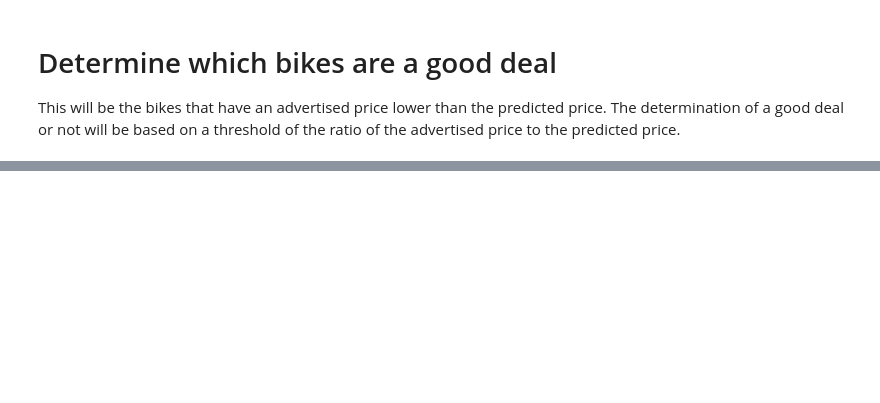
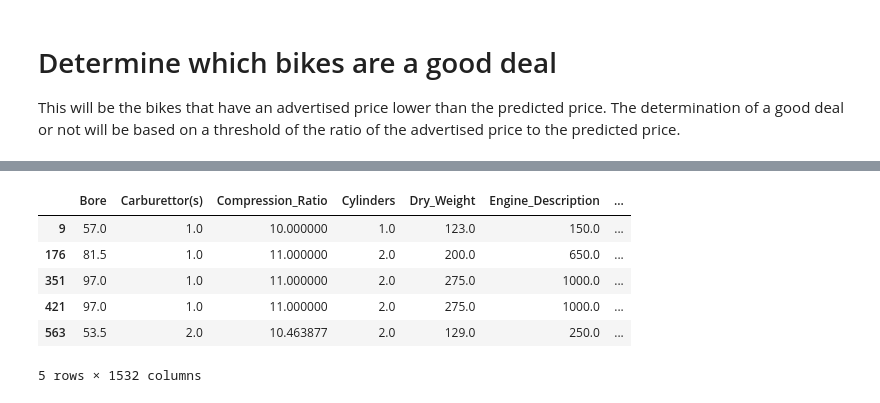
Before and after one commit to beaubellamy/BikeSales, a Jupyter notebook: BikeSales Modelling.ipynb, the cells around one changed output, grey strips where cells are left out. Cells and saved outputs as stored; diff of their text form; code cells hidden in the pictures; blank space fills up the shorter version.

```diff
--- a/BikeSales Modelling.ipynb
+++ b/BikeSales Modelling.ipynb
@@ -359,0 +362,12 @@ scatter(sport_df,'Price','Predicted_Price',hue='Deal_type',title='Great Deals on
+# %%
+outliers = sport_df[(sport_df['Predicted_Price'] > 40000) | (sport_df['Predicted_Price'] < 0)]
+# %%
+outliers[]
+# %% [output]
+|  | Bore | Carburettor(s) | Compression_Ratio | Cylinders | Dry_Weight | Engine_Description | ... |
+| 9 | 57.0 | 1.0 | 10.000000 | 1.0 | 123.0 | 150.0 | ... |
+| 176 | 81.5 | 1.0 | 11.000000 | 2.0 | 200.0 | 650.0 | ... |
+| 351 | 97.0 | 1.0 | 11.000000 | 2.0 | 275.0 | 1000.0 | ... |
+| 421 | 97.0 | 1.0 | 11.000000 | 2.0 | 275.0 | 1000.0 | ... |
+| 563 | 53.5 | 2.0 | 10.463877 | 2.0 | 129.0 | 250.0 | ... |
+5 rows × 1532 columns
```
Also changed, not shown: parts of 20 cells of this notebook, 1 other file.
